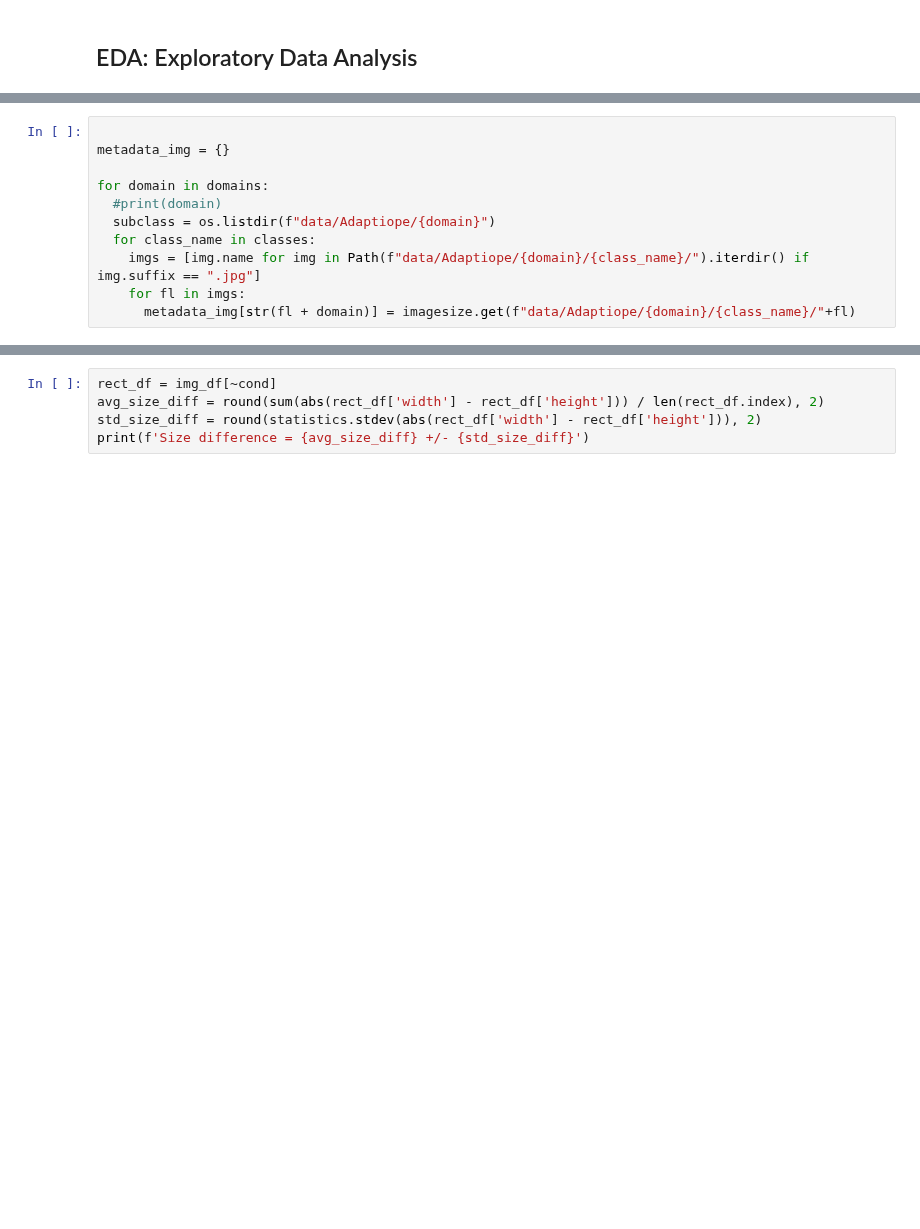
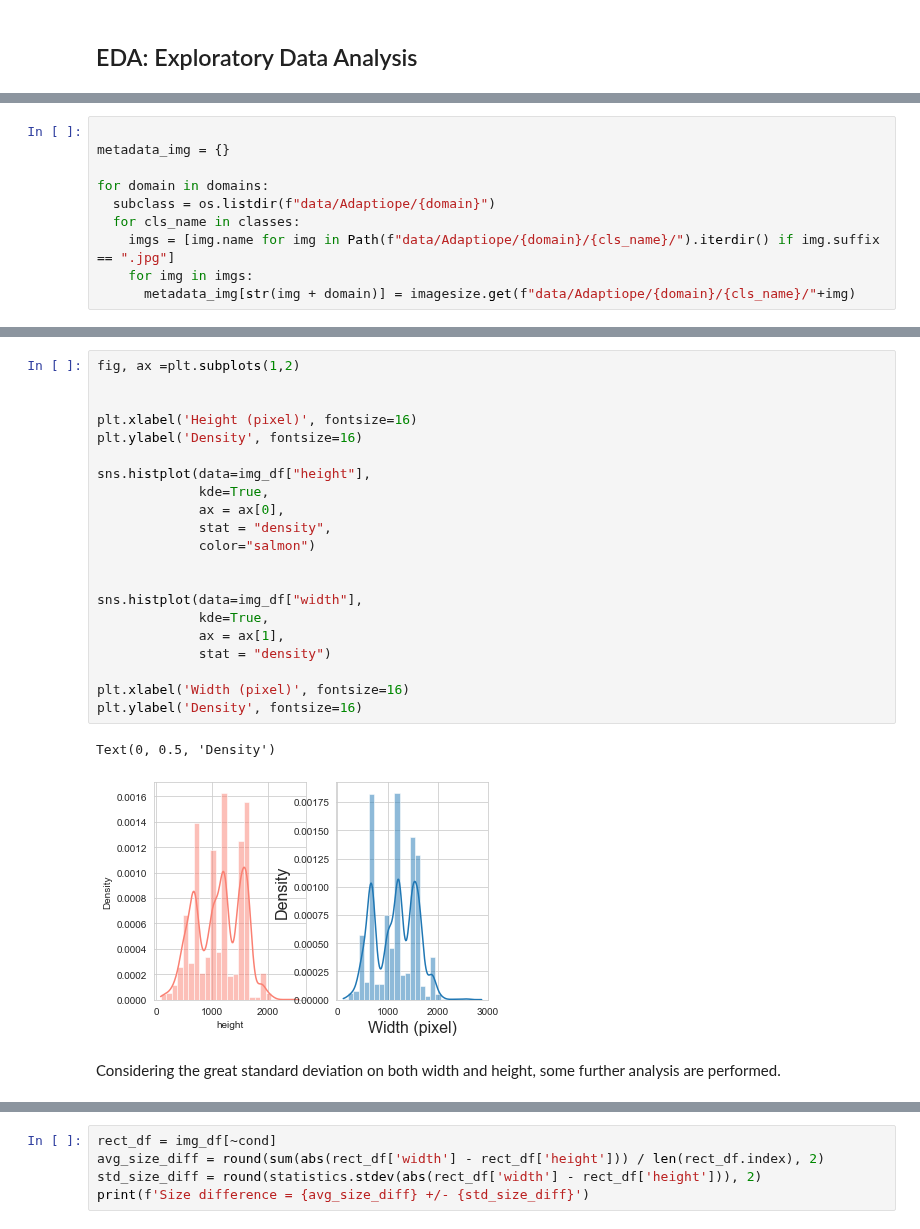
Before and after one commit to detch-for-shor/deep-learning-proj, a Jupyter notebook: data_prep.ipynb, the cells around one changed output, grey strips where cells are left out. Drawn from its saved outputs; the diff is of its cells as text; blank space fills up the shorter version.

Commit message:
EDA graphs + comments

```diff
--- a/data_prep.ipynb
+++ b/data_prep.ipynb
@@ -73,9 +76,8 @@ with zipfile.ZipFile("data/Adaptiope.zip", 'r') as zip_f:
 metadata_img = {}
 
 for domain in domains:
-  #print(domain)
   subclass = os.listdir(f"data/Adaptiope/{domain}")
-  for class_name in classes:
-    imgs = [img.name for img in Path(f"data/Adaptiope/{domain}/{class_name}/").iterdir() if img.suffix == ".jpg"]
-    for fl in imgs:
-      metadata_img[str(fl + domain)] = imagesize.get(f"data/Adaptiope/{domain}/{class_name}/"+fl)
+  for cls_name in classes:
+    imgs = [img.name for img in Path(f"data/Adaptiope/{domain}/{cls_name}/").iterdir() if img.suffix == ".jpg"]
+    for img in imgs:
+      metadata_img[str(img + domain)] = imagesize.get(f"data/Adaptiope/{domain}/{cls_name}/"+img)
@@ -106 +110,27 @@ SD width in Adaptiope dataset: 415.42
+# %%
+fig, ax =plt.subplots(1,2)
+
+
+plt.xlabel('Height (pixel)', fontsize=16)
+plt.ylabel('Density', fontsize=16)
+
+sns.histplot(data=img_df["height"],
+             kde=True,
+             ax = ax[0],
+             stat = "density",
+             color="salmon")
+
+
+sns.histplot(data=img_df["width"],
+             kde=True,
+             ax = ax[1],
+             stat = "density")
+
+plt.xlabel('Width (pixel)', fontsize=16)
+plt.ylabel('Density', fontsize=16)
+# %% [output]
+Text(0, 0.5, 'Density')
+[figure, added]
+# %% [markdown]
+Considering the great standard deviation on both width and height, some further analysis are performed.
 # %%
```
Also changed, not shown: parts of 8 cells of this notebook.
